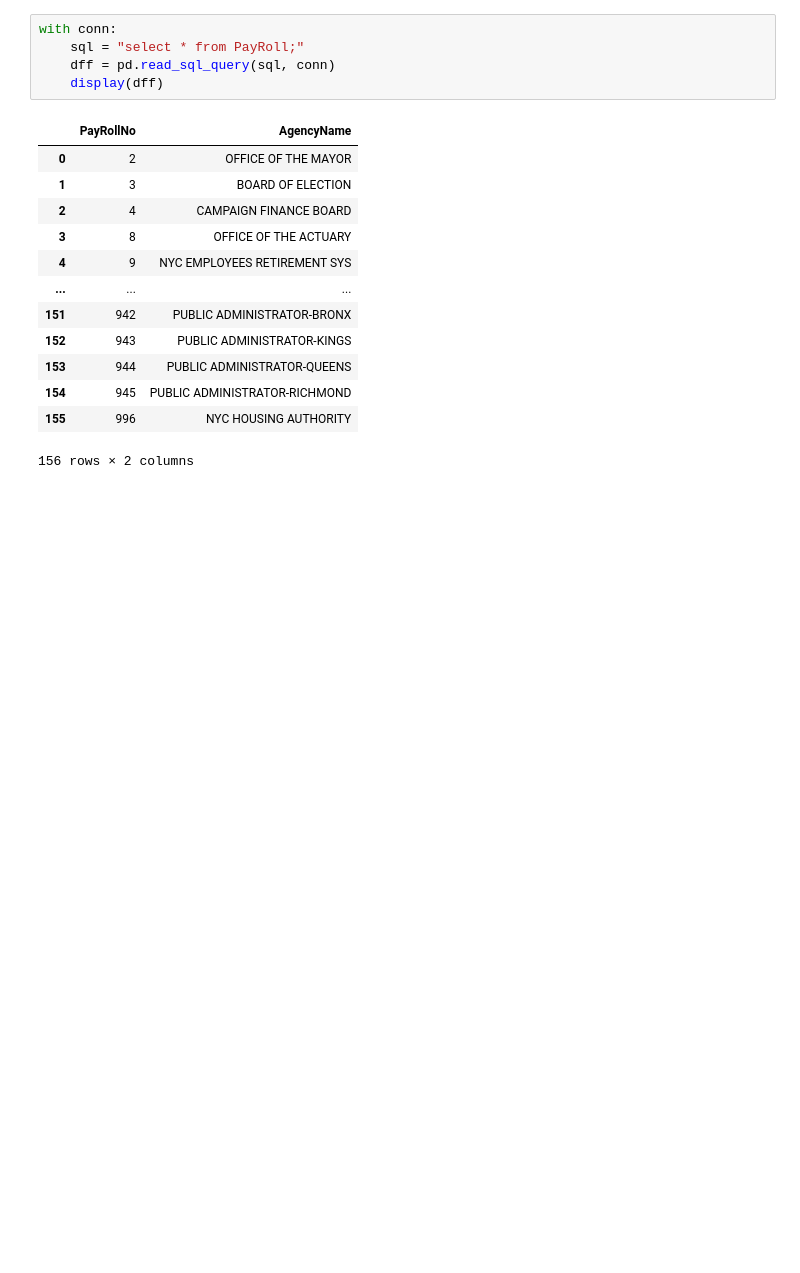
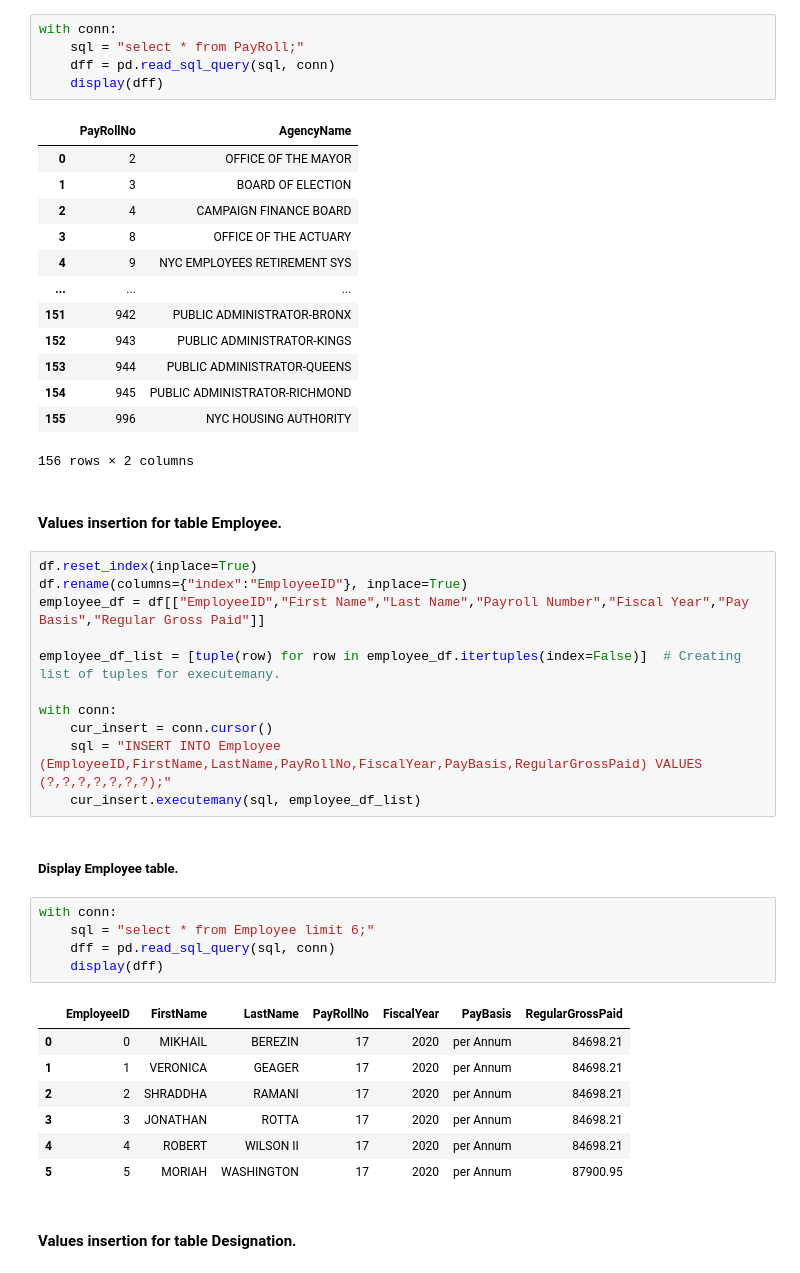
Before and after one commit to sachin17git/NYC-Payroll-Analysis, a Jupyter notebook: importDataDB.ipynb, the cells around one changed output. Cells and saved outputs as stored; diff of their text form; blank space fills up the shorter version.

```diff
--- a/importDataDB.ipynb
+++ b/importDataDB.ipynb
@@ -224,3 +224,33 @@ with conn:
 | 154 | 945 | PUBLIC ADMINISTRATOR-RICHMOND |
 | 155 | 996 | NYC HOUSING AUTHORITY |
 156 rows × 2 columns
+# %% [markdown]
+#### Values insertion for table Employee.
+# %%
+df.reset_index(inplace=True)
+df.rename(columns={"index":"EmployeeID"}, inplace=True)
+employee_df = df[["EmployeeID","First Name","Last Name","Payroll Number","Fiscal Year","Pay Basis","Regular Gross Paid"]]
+
+employee_df_list = [tuple(row) for row in employee_df.itertuples(index=False)]  # Creating list of tuples for executemany.
+
+with conn:
+    cur_insert = conn.cursor()
+    sql = "INSERT INTO Employee (EmployeeID,FirstName,LastName,PayRollNo,FiscalYear,PayBasis,RegularGrossPaid) VALUES (?,?,?,?,?,?,?);"
+    cur_insert.executemany(sql, employee_df_list)
+# %% [markdown]
+##### Display Employee table.
+# %%
+with conn:
+    sql = "select * from Employee limit 6;"
+    dff = pd.read_sql_query(sql, conn)
+    display(dff)
+# %% [output]
+|  | EmployeeID | FirstName | LastName | PayRollNo | FiscalYear | PayBasis | RegularGrossPaid |
+| 0 | 0 | MIKHAIL | BEREZIN | 17 | 2020 | per Annum | 84698.21 |
+| 1 | 1 | VERONICA | GEAGER | 17 | 2020 | per Annum | 84698.21 |
+| 2 | 2 | SHRADDHA | RAMANI | 17 | 2020 | per Annum | 84698.21 |
+| 3 | 3 | JONATHAN | ROTTA | 17 | 2020 | per Annum | 84698.21 |
+| 4 | 4 | ROBERT | WILSON II | 17 | 2020 | per Annum | 84698.21 |
+| 5 | 5 | MORIAH | WASHINGTON | 17 | 2020 | per Annum | 87900.95 |
+# %% [markdown]
+#### Values insertion for table Designation.
```
Also changed, not shown: parts of 7 cells of this notebook.
